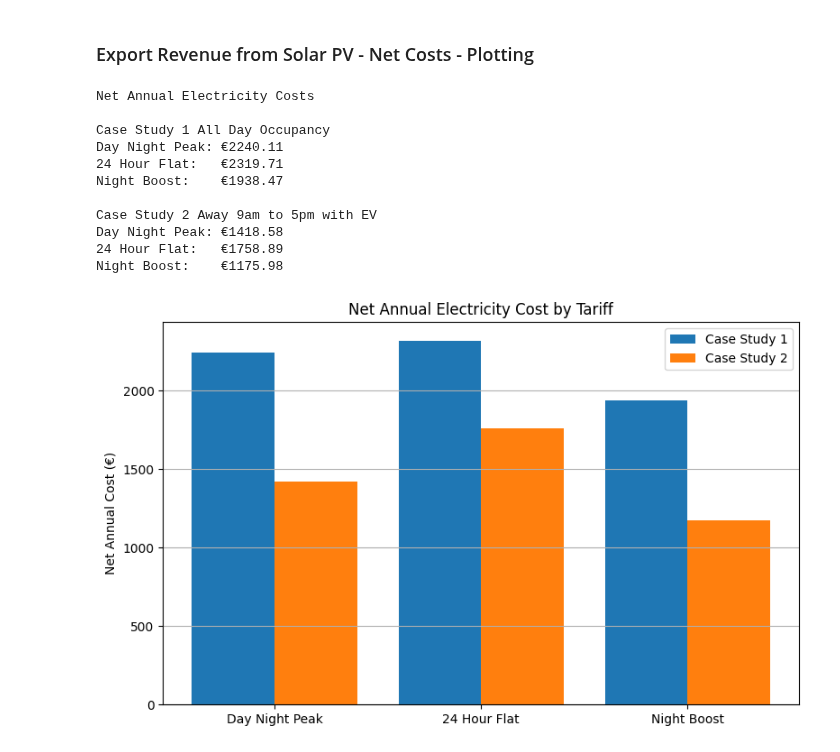
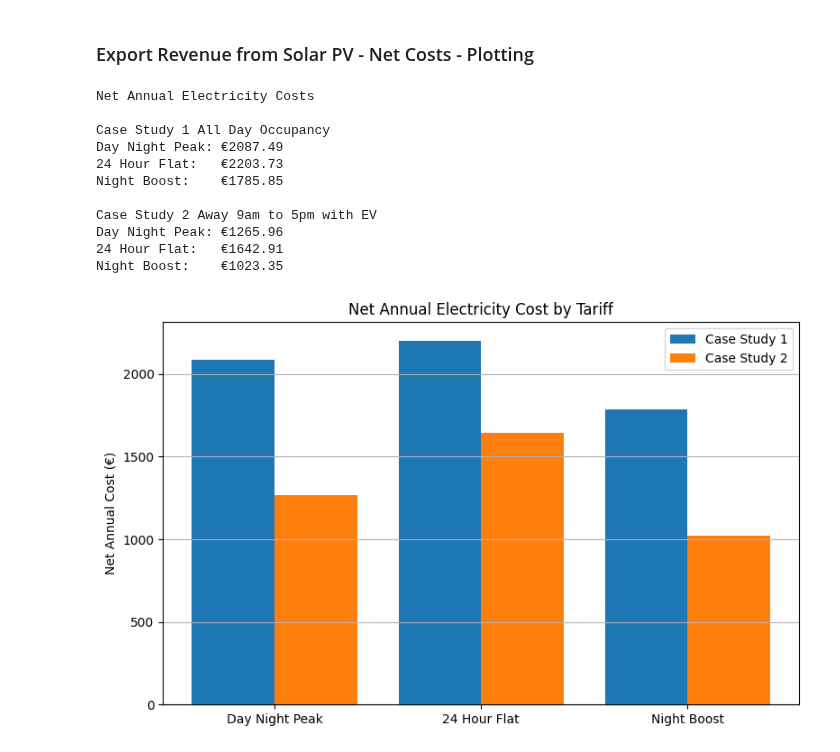
Before and after one commit to p-sav/PFDA, a Jupyter notebook: Project/Energy_analysis.ipynb, the cells around one changed output. Drawn from its saved outputs; the diff is of its cells as text; code cells hidden in the pictures.

```diff
--- a/Project/Energy_analysis.ipynb
+++ b/Project/Energy_analysis.ipynb
@@ -548,7 +548,7 @@ tariff_day_night_peak = {
 # 24 hour flat rate tariff
 tariff_flat = {
     'flat_rate': 0.2586,       # Single rate applied all day
-    'export_rate': 0.1950,     # Export feed in tariff
+    'export_rate': 0.1850,     # Export feed in tariff
     'standing_charge': 314.19  # Annual standing charge in euro
 }
 
@@ -731,9 +731,11 @@ Night Boost:    €1853.82
 # %%
 import matplotlib.pyplot as plt    # Import plotting library
 
-# Annual export energy in kWh (From Solar PV Data Logger)
-annual_export_case1 = 135 + 884 + 1390 + 888 + 295 + 72    # Case Study 1 total export from Solar PV System
-annual_export_case2 = annual_export_case1                 # Solar PV system from case 1 is the same for case 2
+annual_export_kwh = df_pv['PV_Export_kWh'].sum()    # Total measured solar PV export over the year
+
+# The same solar PV system for both case studies
+annual_export_case1 = annual_export_kwh    # Case Study 1 export
+annual_export_case2 = annual_export_kwh    # Case Study 2 export
 
 
 # Export revenue calculations
@@ -763,7 +765,8 @@ net_cost_dnp_case2 = annual_cost_dnp_case2 - export_revenue_dnp_case2
 net_cost_flat_case2 = annual_cost_flat_case2 - export_revenue_flat_case2
 net_cost_boost_case2 = annual_cost_boost_case2 - export_revenue_boost_case2
 
-# Print results for verification
+
+
 print("Net Annual Electricity Costs\n")
 
 print("Case Study 1 All Day Occupancy")
@@ -778,39 +781,39 @@ print(f"Night Boost:    €{net_cost_boost_case2:.2f}")
 
 
 # Plot cost comparison charts
 
 # Labels for tariffs
 tariffs = ['Day Night Peak', '24 Hour Flat', 'Night Boost']
 
 # Net cost values for plotting
 case1_costs = [net_cost_dnp_case1, net_cost_flat_case1, net_cost_boost_case1]
 case2_costs = [net_cost_dnp_case2, net_cost_flat_case2, net_cost_boost_case2]
 
-# Create side by side bar chart
+# Side by side bar chart
 x = range(len(tariffs))    # X positions for bars
 
 plt.figure(figsize=(8, 5))    # Set figure size
 
 plt.bar(x, case1_costs, width=0.4, label='Case Study 1', align='center')
 plt.bar([i + 0.4 for i in x], case2_costs, width=0.4, label='Case Study 2', align='center')
 
 plt.xticks([i + 0.2 for i in x], tariffs)    # Set x axis labels
 plt.ylabel("Net Annual Cost (€)")            # Y axis label
 plt.title("Net Annual Electricity Cost by Tariff")    # Plot title
 plt.legend()                                 # Show legend
 plt.grid(axis='y')                           # Add horizontal grid
 plt.tight_layout()                           # Adjust layout
-plt.show()                                   # Display plot
+plt.show()
 # %% [output]
 Net Annual Electricity Costs
 
 Case Study 1 All Day Occupancy
-Day Night Peak: €2240.11
-24 Hour Flat:   €2319.71
-Night Boost:    €1938.47
+Day Night Peak: €2087.49
+24 Hour Flat:   €2203.73
+Night Boost:    €1785.85
 
 Case Study 2 Away 9am to 5pm with EV
-Day Night Peak: €1418.58
-24 Hour Flat:   €1758.89
-Night Boost:    €1175.98
+Day Night Peak: €1265.96
+24 Hour Flat:   €1642.91
+Night Boost:    €1023.35
-[figure, old version]
+[figure, new version]
```
Also changed, not shown: parts of 3 cells of this notebook.
